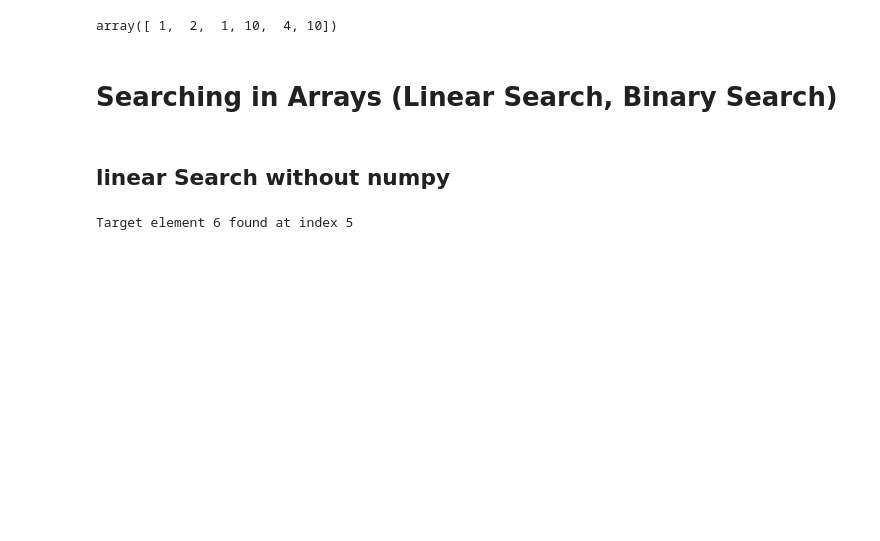
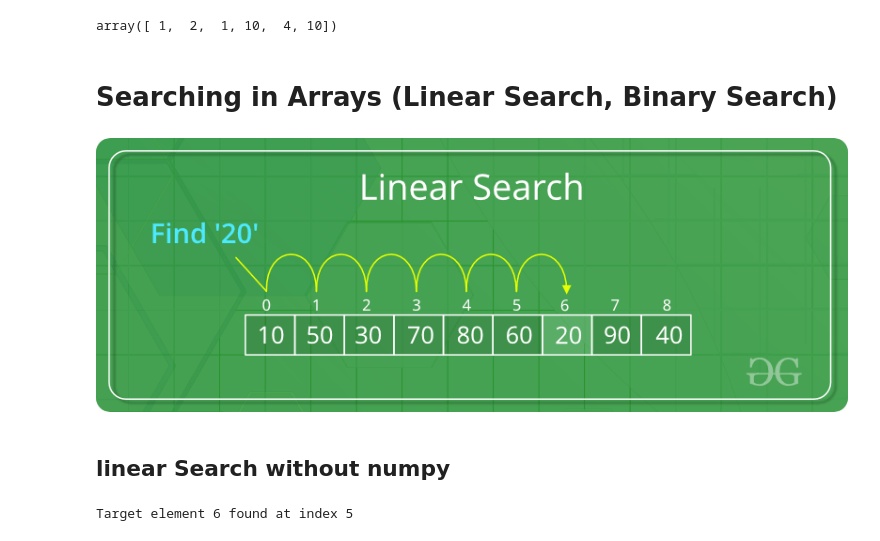
Before and after one commit to m-iliyas-m/DSA-with-Python, a Jupyter notebook: Arrays.ipynb, the cells around one changed output. Drawn from its saved outputs; the diff is of its cells as text; code cells hidden in the pictures; blank space fills up the shorter version.

```diff
--- a/Arrays.ipynb
+++ b/Arrays.ipynb
@@ -41,6 +43,10 @@ S
 array([ 1,  2,  1, 10,  4, 10])
 # %% [markdown]
 # Searching in Arrays (Linear Search, Binary Search)
+# %%
+Image(filename='img/Linear-Search.png')
+# %% [output]
+[figure, added]
 # %% [markdown]
 ## linear Search without numpy
 # %%
```
Also changed, not shown: parts of 6 cells of this notebook, 5 other files.
